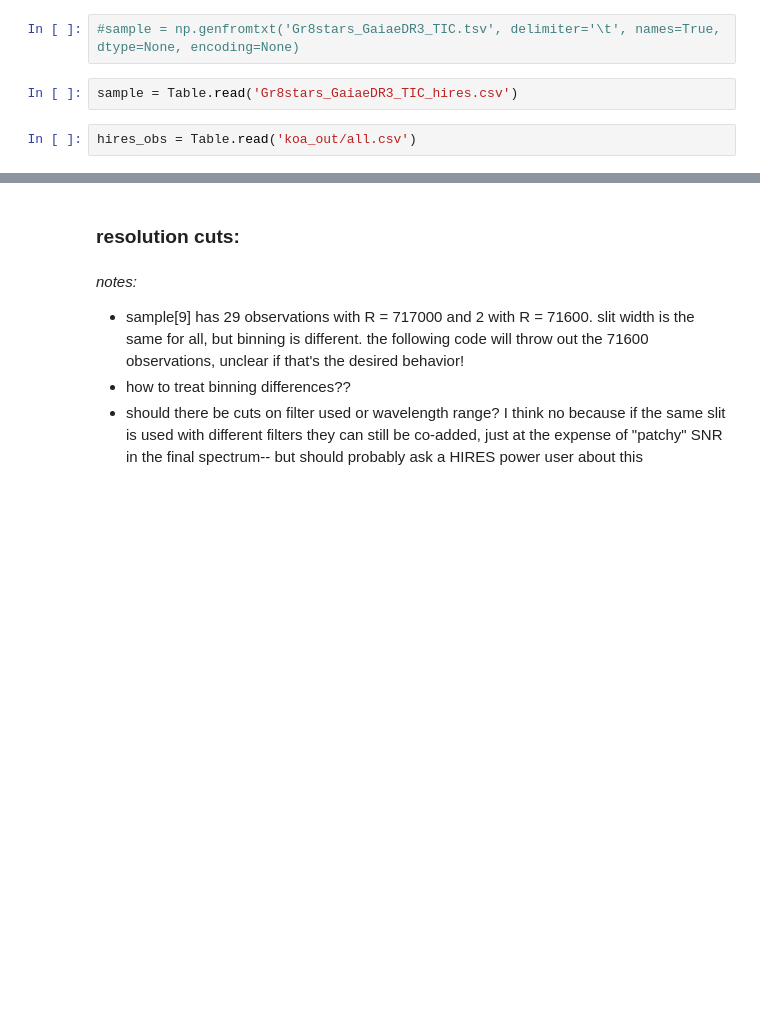
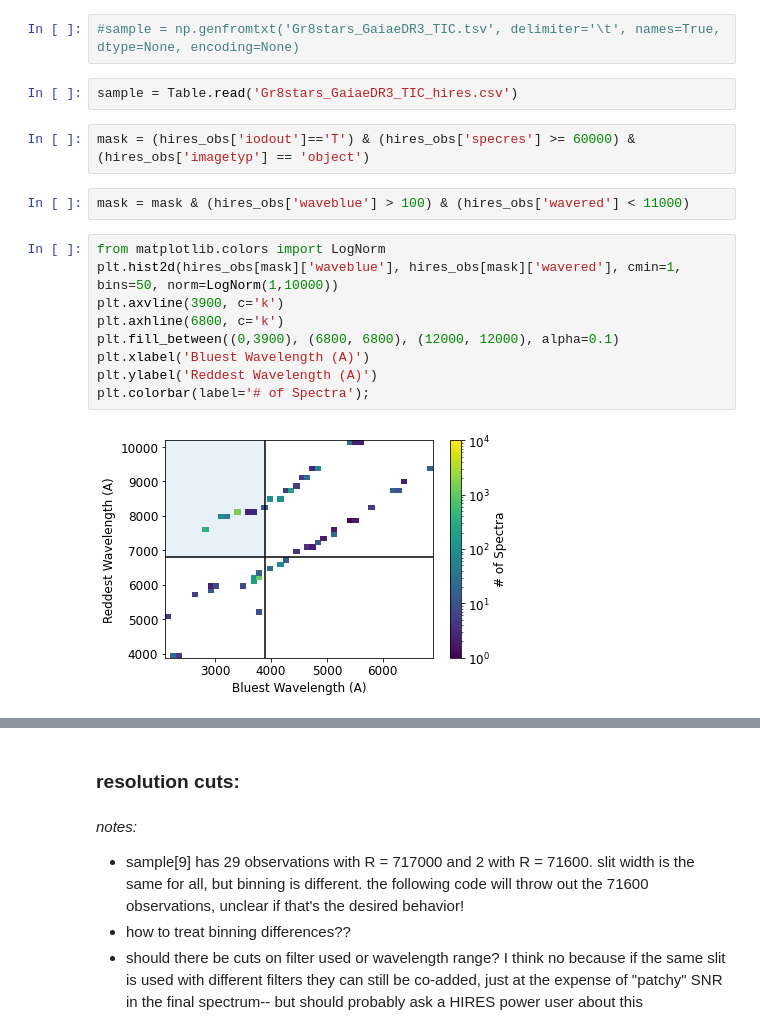
Before and after one commit to megbedell/gr8stars, a Jupyter notebook: hires.ipynb, the cells around one changed output, grey strips where cells are left out. Saved outputs shown, nothing was run; the diff lists cells and outputs as text; blank space fills up the shorter version.

```diff
--- a/hires.ipynb
+++ b/hires.ipynb
@@ -13,8 +15,21 @@ hires_obs = Table.read('koa_out/all.csv')
 #sample = np.genfromtxt('Gr8stars_GaiaeDR3_TIC.tsv', delimiter='\t', names=True, dtype=None, encoding=None)
 # %%
 sample = Table.read('Gr8stars_GaiaeDR3_TIC_hires.csv')
-# %%
-hires_obs = Table.read('koa_out/all.csv')
+# %%
+mask = (hires_obs['iodout']=='T') & (hires_obs['specres'] >= 60000) & (hires_obs['imagetyp'] == 'object')
+# %%
+mask = mask & (hires_obs['waveblue'] > 100) & (hires_obs['wavered'] < 11000)
+# %%
+from matplotlib.colors import LogNorm
+plt.hist2d(hires_obs[mask]['waveblue'], hires_obs[mask]['wavered'], cmin=1, bins=50, norm=LogNorm(1,10000))
+plt.axvline(3900, c='k')
+plt.axhline(6800, c='k')
+plt.fill_between((0,3900), (6800, 6800), (12000, 12000), alpha=0.1)
+plt.xlabel('Bluest Wavelength (A)')
+plt.ylabel('Reddest Wavelength (A)')
+plt.colorbar(label='# of Spectra');
+# %% [output]
+[figure, added]
 # %%
 print('{0} stars queried:'.format(len(sample)))
 print('no HIRES spectra at all: {0}'.format(np.sum(sample['n_hires_obs_all'] == 0)))
```
Also changed, not shown: parts of 15 cells of this notebook, 1 other file.
